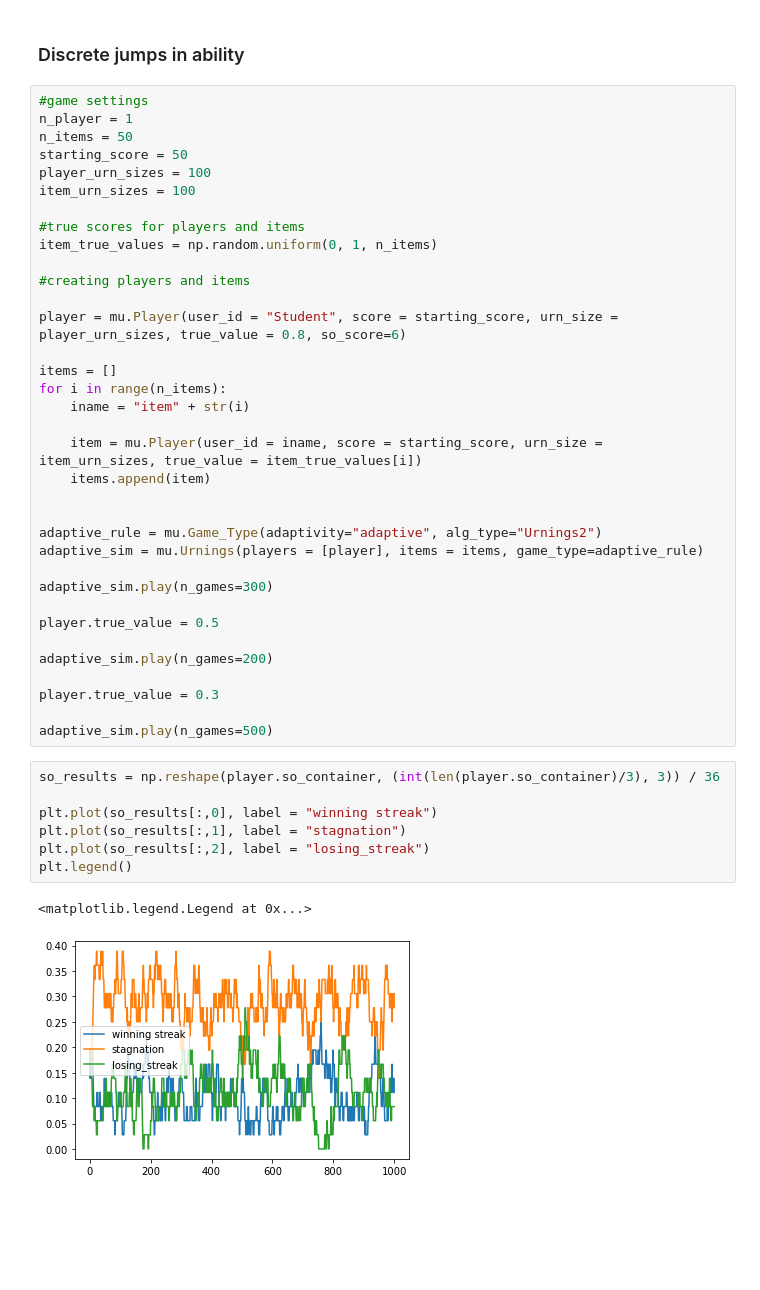
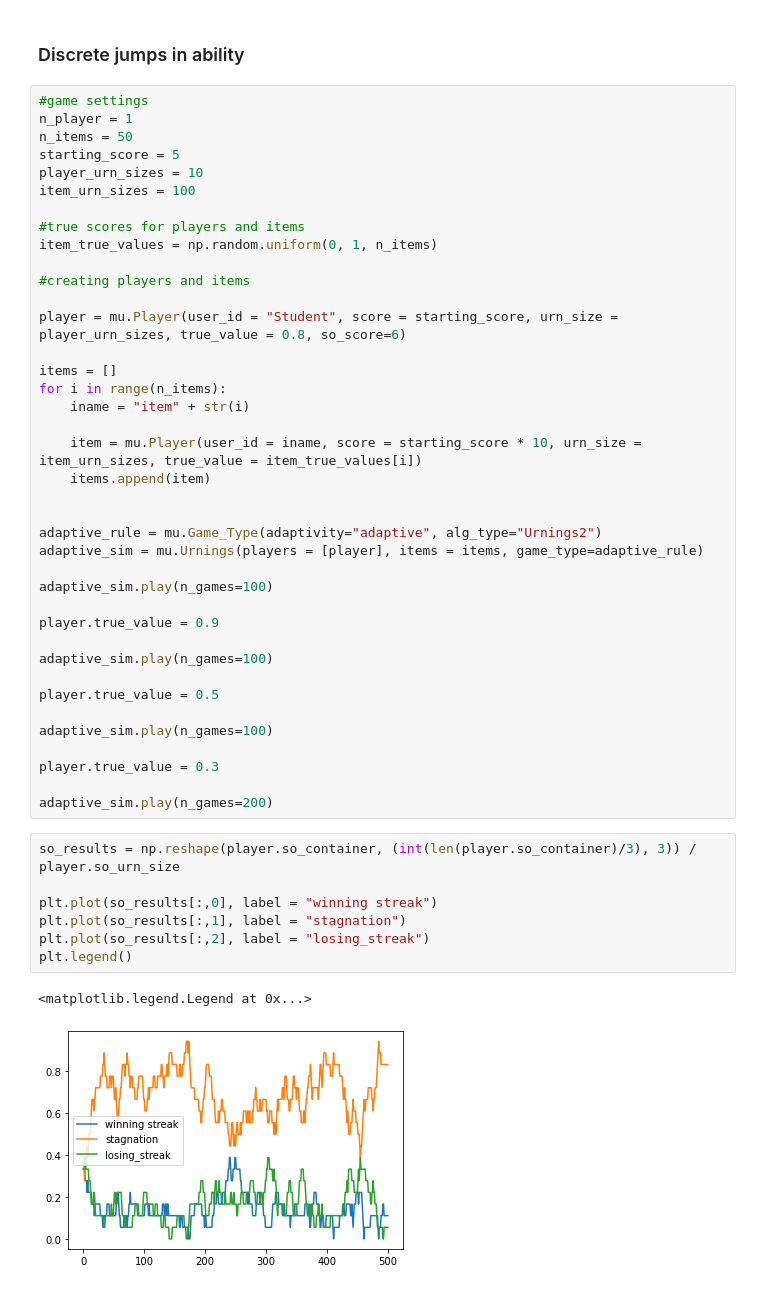
Before and after one commit to mrpogge/Urnings_project, a Jupyter notebook: main/so_urnings.ipynb, the cells around one changed output. Drawn from its saved outputs; the diff is of its cells as text; blank space fills up the shorter version.

```diff
--- a/main/so_urnings.ipynb
+++ b/main/so_urnings.ipynb
@@ -61,8 +61,8 @@ plt.plot(player.container)
 #game settings
 n_player = 1
 n_items = 50
-starting_score = 50
-player_urn_sizes = 100
+starting_score = 5
+player_urn_sizes = 10
 item_urn_sizes = 100
 
 #true scores for players and items
@@ -76,32 +76,36 @@ items = []
 for i in range(n_items):
     iname = "item" + str(i)
 
-    item = mu.Player(user_id = iname, score = starting_score, urn_size = item_urn_sizes, true_value = item_true_values[i])
+    item = mu.Player(user_id = iname, score = starting_score * 10, urn_size = item_urn_sizes, true_value = item_true_values[i])
     items.append(item)
 
 
 adaptive_rule = mu.Game_Type(adaptivity="adaptive", alg_type="Urnings2")
 adaptive_sim = mu.Urnings(players = [player], items = items, game_type=adaptive_rule)
 
-adaptive_sim.play(n_games=300)
+adaptive_sim.play(n_games=100)
+
+player.true_value = 0.9
+
+adaptive_sim.play(n_games=100)
 
 player.true_value = 0.5
 
-adaptive_sim.play(n_games=200)
+adaptive_sim.play(n_games=100)
 
 player.true_value = 0.3
 
-adaptive_sim.play(n_games=500)
+adaptive_sim.play(n_games=200)
 # %%
-so_results = np.reshape(player.so_container, (int(len(player.so_container)/3), 3)) / 36
+so_results = np.reshape(player.so_container, (int(len(player.so_container)/3), 3)) / player.so_urn_size
 
 plt.plot(so_results[:,0], label = "winning streak")
 plt.plot(so_results[:,1], label = "stagnation")
 plt.plot(so_results[:,2], label = "losing_streak")
 plt.legend()
 # %% [output]
 <matplotlib.legend.Legend at 0x...>
-[figure, old version]
+[figure, new version]
 # %%
 plt.plot(player.container)
 # %% [output]
```
Also changed, not shown: parts of 1 cell of this notebook.
